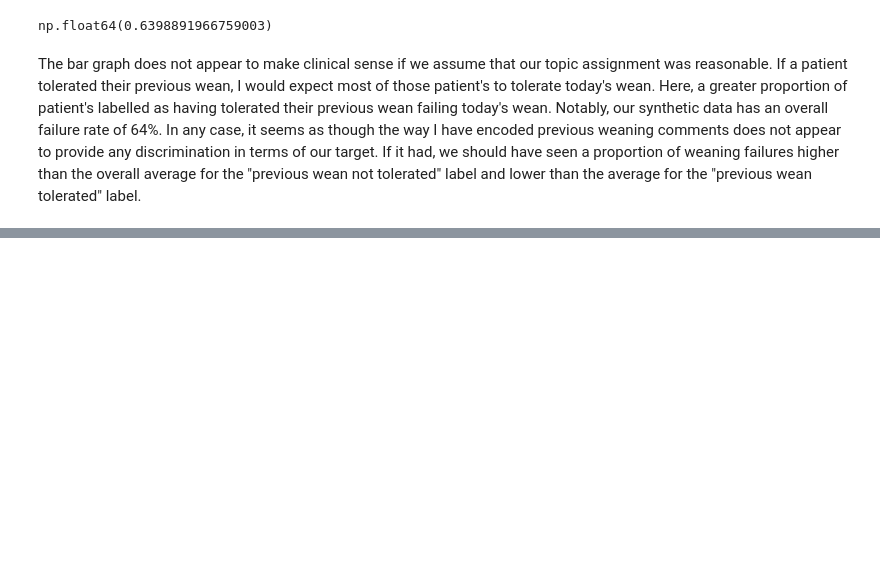
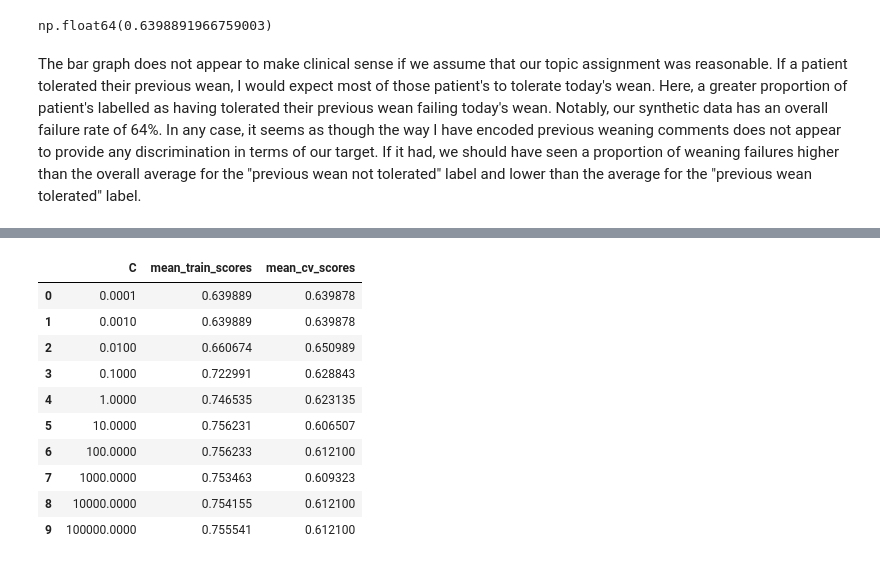
Before and after one commit to ajarodpaulson/mock-predict-weaning-failure, a Jupyter notebook: predict_weaning_failure.ipynb, the cells around one changed output, grey strips where cells are left out. Cells and saved outputs as stored; diff of their text form; code cells hidden in the pictures; blank space fills up the shorter version.

```diff
--- a/predict_weaning_failure.ipynb
+++ b/predict_weaning_failure.ipynb
@@ -409,2 +483,29 @@ dummy_classifier = DummyClassifier()
 # %%
-# 3 different models with cross validation and HPO
+# Logistic Regressor
+scores_dict = {
+    "C": 10.0 ** np.arange(-4, 6, 1),
+    "mean_train_scores": list(),
+    "mean_cv_scores": list(),
+}
+
+for C in scores_dict["C"]:
+    lr = LogisticRegression(C=C, max_iter=1000)
+    pipe_lr = make_pipeline(ct, lr)
+    scores = cross_validate(pipe_lr, X_train, y_train, return_train_score=True)
+    scores_dict["mean_train_scores"].append(scores["train_score"].mean())
+    scores_dict["mean_cv_scores"].append(scores["test_score"].mean())
+
+results_df = pd.DataFrame(scores_dict)
+results_df
+# %% [output]
+|  | C | mean_train_scores | mean_cv_scores |
+| 0 | 0.0001 | 0.639889 | 0.639878 |
+| 1 | 0.0010 | 0.639889 | 0.639878 |
+| 2 | 0.0100 | 0.660674 | 0.650989 |
+| 3 | 0.1000 | 0.722991 | 0.628843 |
+| 4 | 1.0000 | 0.746535 | 0.623135 |
+| 5 | 10.0000 | 0.756231 | 0.606507 |
+| 6 | 100.0000 | 0.756233 | 0.612100 |
+| 7 | 1000.0000 | 0.753463 | 0.609323 |
+| 8 | 10000.0000 | 0.754155 | 0.612100 |
+| 9 | 100000.0000 | 0.755541 | 0.612100 |
```
Also changed, not shown: parts of 11 cells of this notebook.
